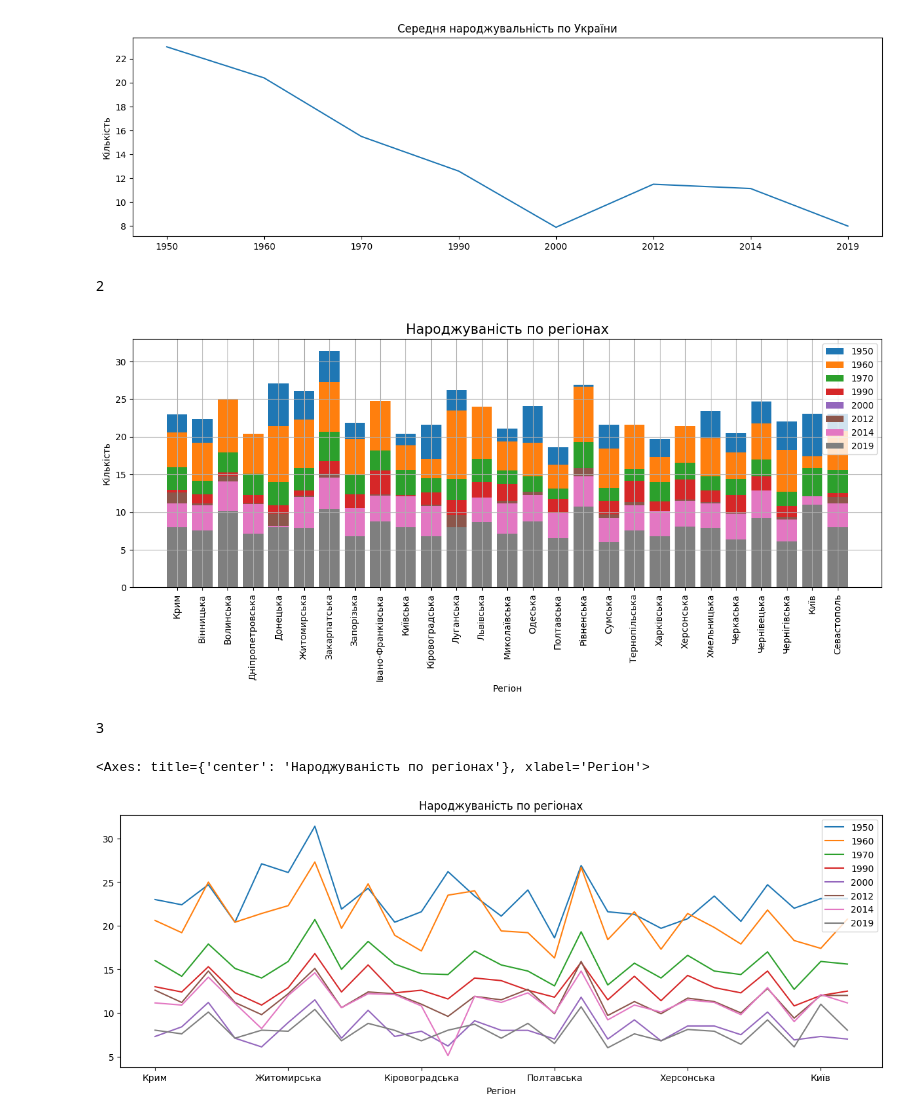
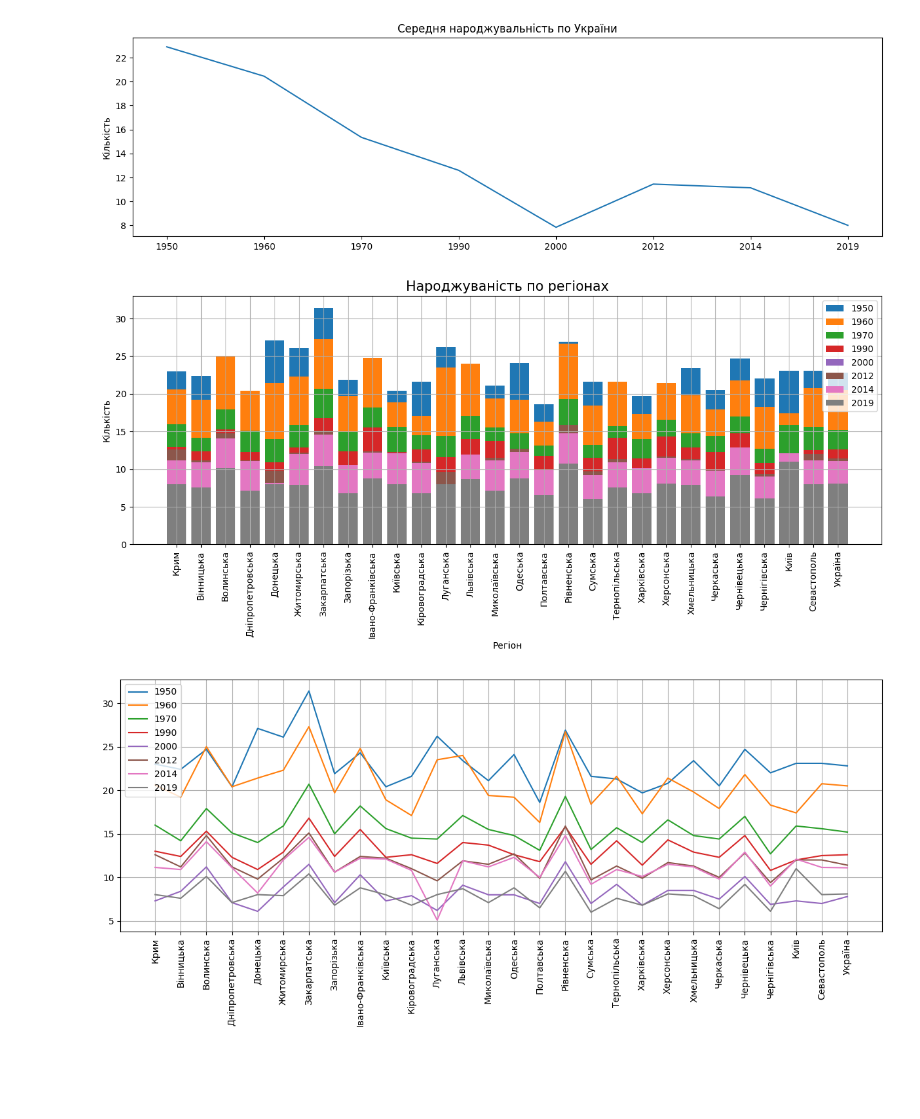
Before and after one commit to tarsweb-Python-GOIT/DS-HW, a Jupyter notebook: hw-02-01.ipynb, the cells around one changed output. Saved outputs shown, nothing was run; the diff lists cells and outputs as text; code cells hidden in the pictures; blank space fills up the shorter version.

```diff
--- a/hw-02-01.ipynb
+++ b/hw-02-01.ipynb
@@ -182,0 +34,3 @@ Name: 16, dtype: object
+# %%
+dataframe = dataframe.replace({"—": "NaN"})
+dataframe
@@ -182,0 +72,3 @@ Name: 16, dtype: object
+# %%
+dataframe[dataframe.columns[1:]] = dataframe[dataframe.columns[1:]].apply(pd.to_numeric, errors="coerce")
+print(dataframe[dataframe.columns].dtypes)
@@ -182,0 +103,5 @@ Name: 16, dtype: object
+# %%
+# data = data[:-1]
+# data.drop(data.tail(1).index, inplace=True)
+data = dataframe.iloc[:-1]
+data
@@ -182,0 +128,3 @@ Name: 16, dtype: object
+# %%
+dataframe = dataframe.fillna(dataframe.mean(numeric_only=True))
+dataframe
@@ -218,11 +198,9 @@ pl = data.median(numeric_only=True).plot(title="Cередня народжува
 # %% [output]
 [figure]
-# %% [markdown]
-2
 # %%
 plt.figure(figsize=(15, 5))
 for col in data.columns[1:]:
-    plt.bar(data["Регіон"], data[col], label=col)
+    plt.bar(dataframe["Регіон"], dataframe[col], label=col)
 plt.xticks(rotation=90)
 plt.legend()
 plt.xlabel("Регіон")
@@ -231,11 +209,14 @@ plt.title("Народжуваність по регіонах", fontsize=15)
 plt.grid()
 plt.show()
 # %% [output]
-[figure, old version]
+[figure, new version]
-# %% [markdown]
-3
 # %%
-data.plot(x="Регіон", y=data.columns[1:], title="Народжуваність по регіонах", figsize=(15, 5))
+# dataframe.plot(x="Регіон", y=data.columns[1:], title="Народжуваність по регіонах", figsize=(15, 5))
+plt.figure(figsize=(15,5))
+plt.plot(dataframe["Регіон"], dataframe[dataframe.columns[1:]], label=data.columns[1:])
+plt.xticks(rotation=90)
+plt.legend()
+plt.grid()
+plt.show()
 # %% [output]
-<Axes: title={'center': 'Народжуваність по регіонах'}, xlabel='Регіон'>
-[figure, old version]
+[figure, new version]
```
Also changed, not shown: parts of 52 cells of this notebook, 2 other files.
